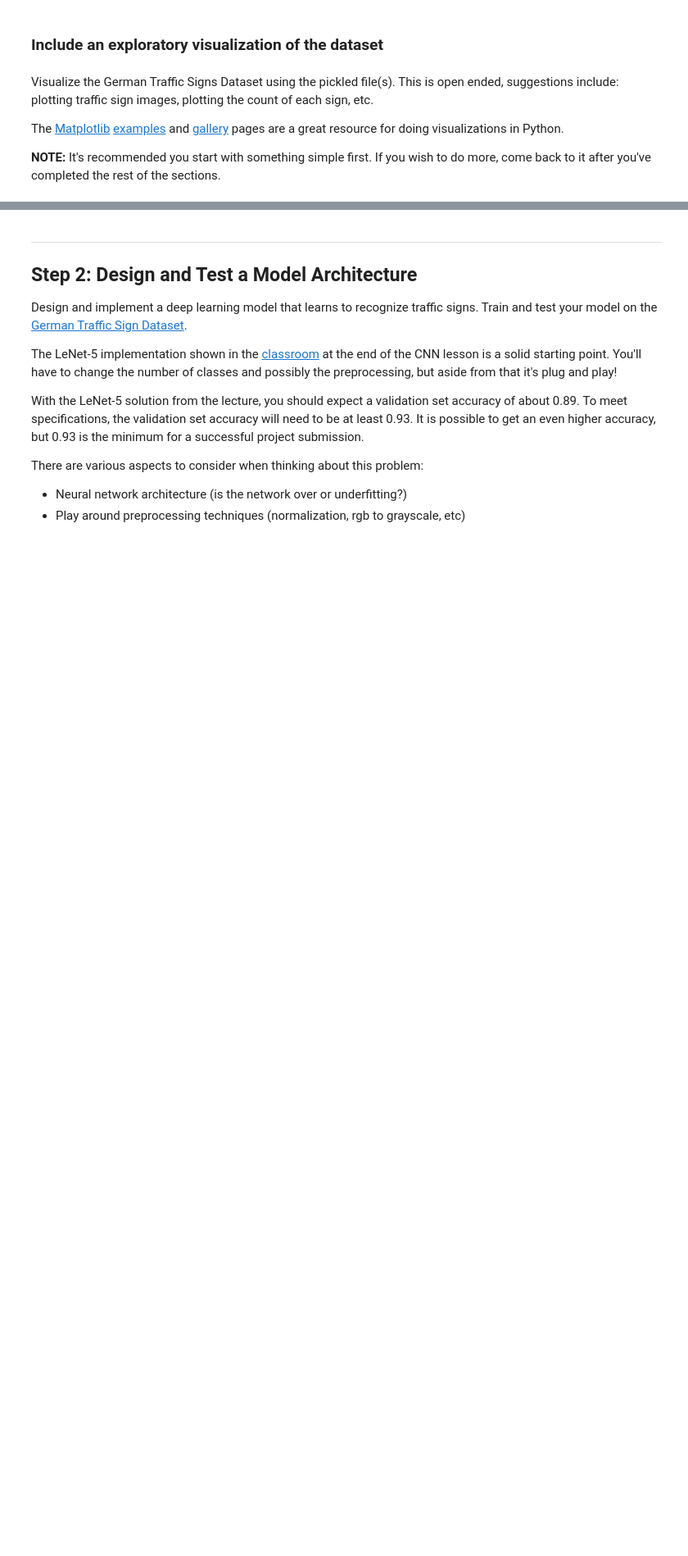
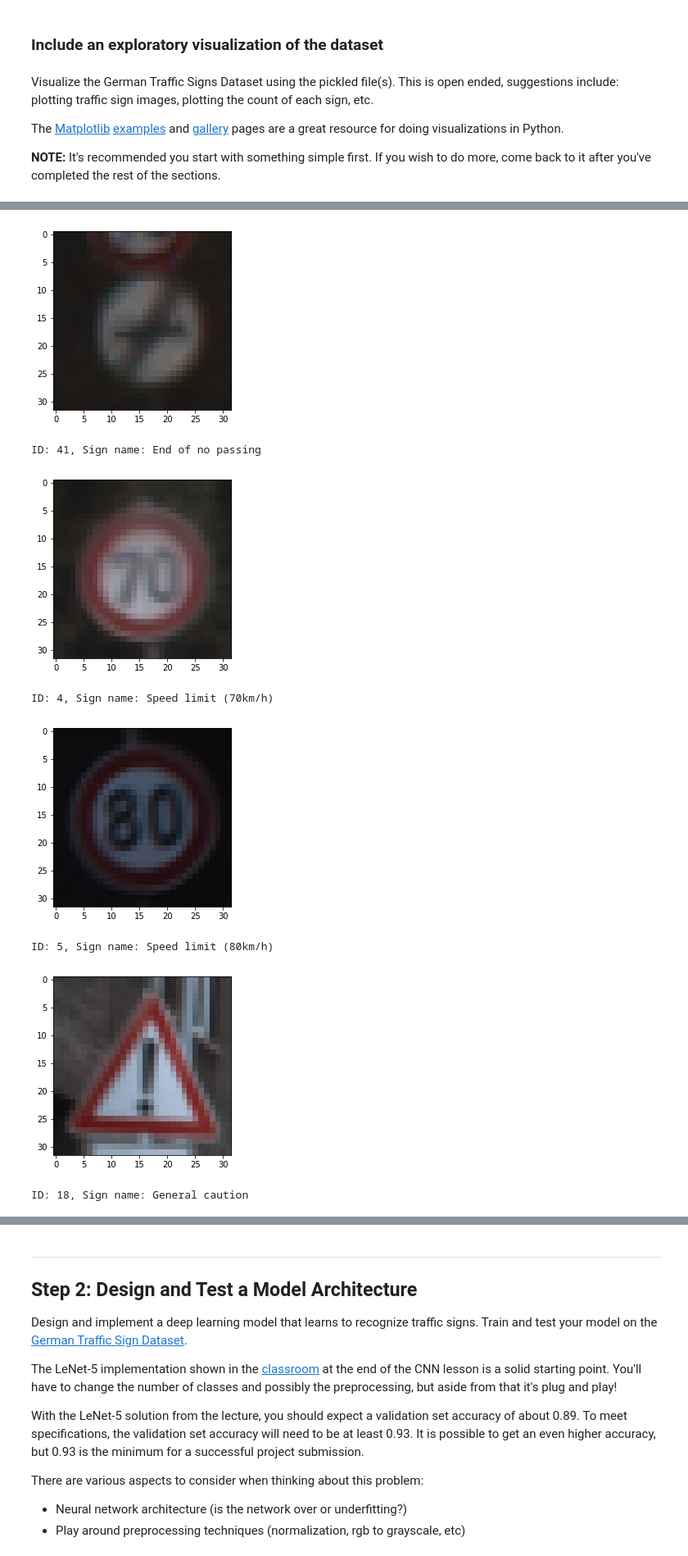
Before and after one commit to AndysDeepAbstractions/CarND-Traffic-Sign-Classifier-Project, a Jupyter notebook: Traffic_Sign_Classifier.ipynb, the cells around one changed output, grey strips where cells are left out. Shown: that part at 82% size. Saved outputs shown, nothing was run; the diff lists cells and outputs as text; code cells hidden in the pictures; blank space fills up the shorter version.

```diff
--- a/Traffic_Sign_Classifier.ipynb
+++ b/Traffic_Sign_Classifier.ipynb
@@ -38,7 +38,7 @@ with open(testing_file, mode='rb') as f:
 
 X_train, y_train = train['features'], train['labels']
 X_valid, y_valid = valid['features'], valid['labels']
-X_test, y_test = test['features'], test['labels']
+X_test, y_test   = test['features'], test['labels']
 
 import numpy as np
 def one_hot_encode(x):
@@ -47,9 +47,7 @@ def one_hot_encode(x):
     : x: List of sample Labels
     : return: Numpy array of one-hot encoded labels
     """
-    # TODO: Implement Function
 
-    # TODO: Implement Function
     np.set_printoptions(threshold=np.nan)
     from sklearn.preprocessing import LabelBinarizer
 
@@ -57,17 +55,15 @@ def one_hot_encode(x):
     encoder = LabelBinarizer()
     encoder.fit(range(43))
 
-    #print("encoder.classes_ : {}".format(encoder.classes_))
-    #print("x[0:12]          : {}".format(x[0:12]))
-
     x = encoder.transform(x)
     # Change to float32, so it can be multiplied against the features in TensorFlow, which are float32
     x = x.astype(np.float32)
 
-    #print("x[0:12]          : \n{}".format(x[0:12]))
-    #print("\ntype is : {} should be : {} ?".format(type(x).__module__,np.__name__))
+    return x
 
-    return x
+y_train_idx = np.copy(y_train)
+y_valid_idx = np.copy(y_valid)
+y_test_idx  = np.copy(y_test)
 
 y_train = one_hot_encode(y_train)
 y_valid = one_hot_encode(y_valid)
@@ -126,3 +122,7 @@ The [Matplotlib](http://matplotlib.org/) [examples](http://matplotlib.org/exampl
 import matplotlib.pyplot as plt
 # Visualizations will be shown in the notebook.
 %matplotlib inline
+
+import pandas as pd
+df = pd.read_csv('./signnames.csv')
+df
@@ -128,0 +147,21 @@ import matplotlib.pyplot as plt
+# %%
+def visualise_dataset(X_train):
+    for i in range(0,X_train.shape[0],int(X_train.shape[0]/5)):
+        image =  X_train[i,:,:,:]
+        fig, ax = plt.subplots()
+        ax.imshow(image)
+        plt.show()
+        sign_id = y_train_idx[i]
+        sign_name = df.values[sign_id,-1]
+        print('ID: {}, Sign name: {}'.format(sign_id,sign_name))
+
+visualise_dataset(X_train)
+# %% [output]
+[figure, added]
+ID: 41, Sign name: End of no passing
+[figure, added]
+ID: 4, Sign name: Speed limit (70km/h)
+[figure, added]
+ID: 5, Sign name: Speed limit (80km/h)
+[figure, added]
+ID: 18, Sign name: General caution
```
Also changed, not shown: parts of 10 cells of this notebook.
